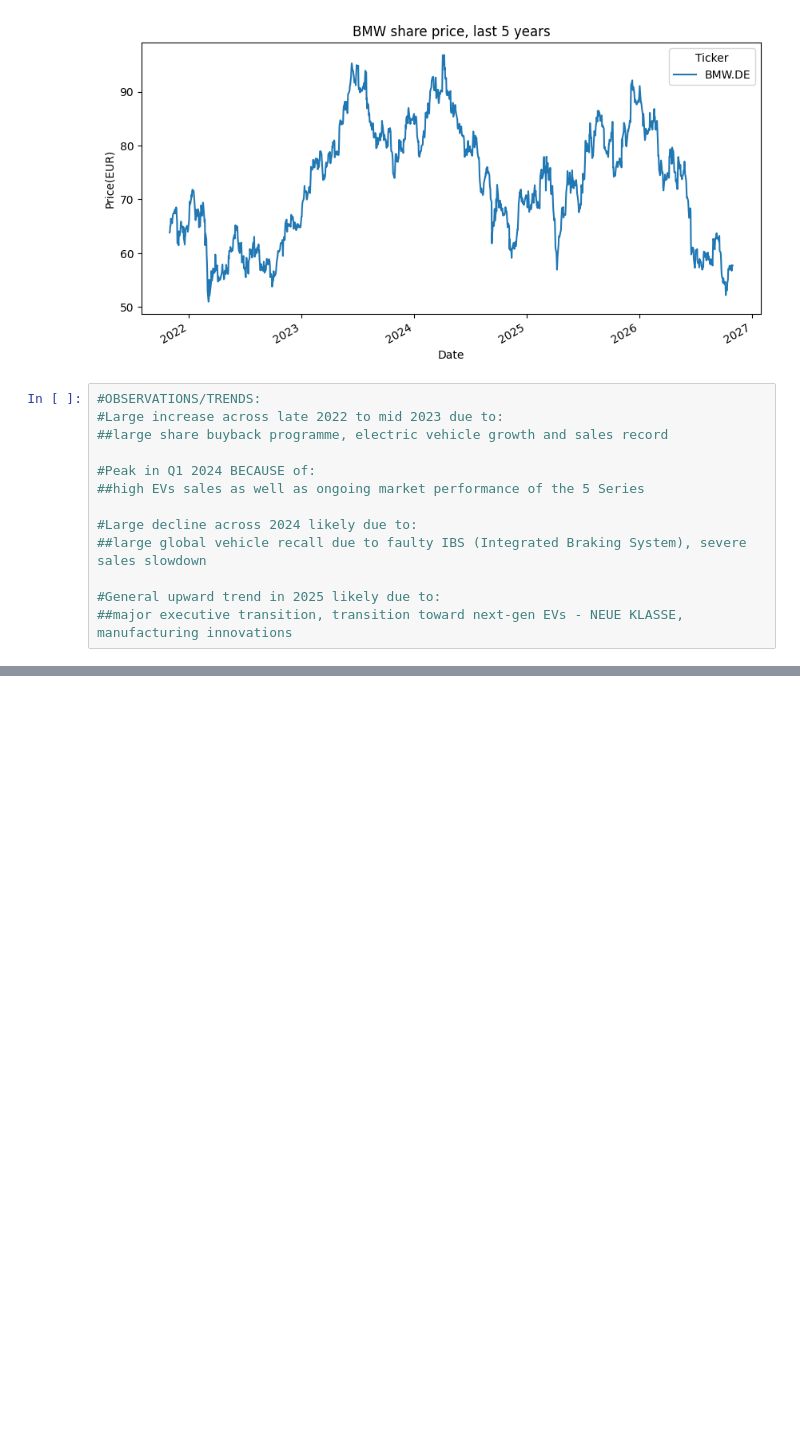
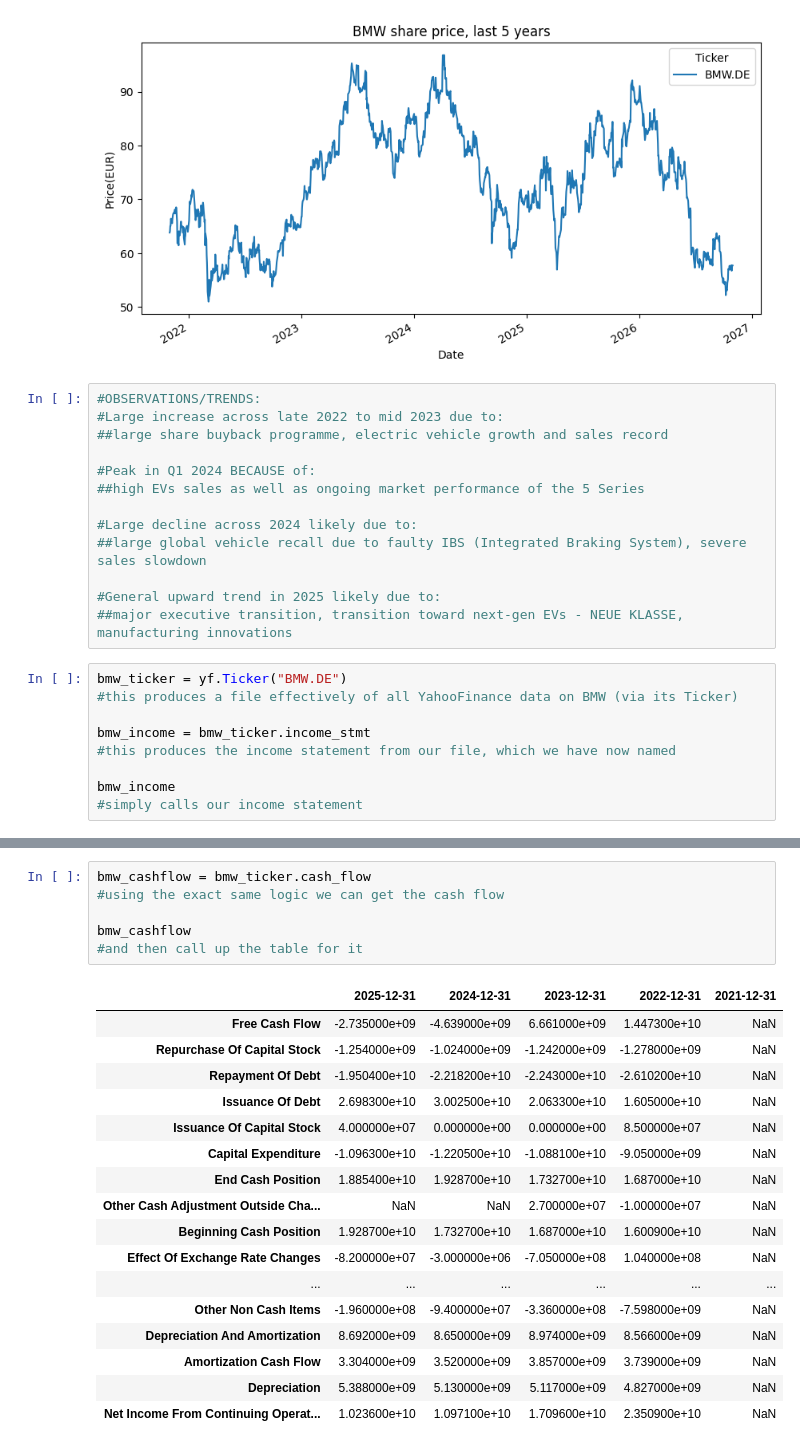
Before and after one commit to JoeSteward-04/Asset-Management-Project, a Jupyter notebook: notebooks/01_first_data_pull.ipynb, the cells around one changed output, grey strips where cells are left out. Cells and saved outputs as stored; diff of their text form; blank space fills up the shorter version.

Commit message:
Add BMW financial statements and key rows

```diff
--- a/notebooks/01_first_data_pull.ipynb
+++ b/notebooks/01_first_data_pull.ipynb
@@ -62,3 +62,12 @@ plt.show()
 
 #General upward trend in 2025 likely due to:
 ##major executive transition, transition toward next-gen EVs - NEUE KLASSE, manufacturing innovations
+# %%
+bmw_ticker = yf.Ticker("BMW.DE")
+#this produces a file effectively of all YahooFinance data on BMW (via its Ticker)
+
+bmw_income = bmw_ticker.income_stmt
+#this produces the income statement from our file, which we have now named
+
+bmw_income
+#simply calls our income statement
@@ -64,0 +112,24 @@ plt.show()
+# %%
+bmw_cashflow = bmw_ticker.cash_flow
+#using the exact same logic we can get the cash flow
+
+bmw_cashflow
+#and then call up the table for it
+# %% [output]
+|  | 2025-12-31 | 2024-12-31 | 2023-12-31 | 2022-12-31 | 2021-12-31 |
+| Free Cash Flow | -2.735000e+09 | -4.639000e+09 | 6.661000e+09 | 1.447300e+10 | NaN |
+| Repurchase Of Capital Stock | -1.254000e+09 | -1.024000e+09 | -1.242000e+09 | -1.278000e+09 | NaN |
+| Repayment Of Debt | -1.950400e+10 | -2.218200e+10 | -2.243000e+10 | -2.610200e+10 | NaN |
+| Issuance Of Debt | 2.698300e+10 | 3.002500e+10 | 2.063300e+10 | 1.605000e+10 | NaN |
+| Issuance Of Capital Stock | 4.000000e+07 | 0.000000e+00 | 0.000000e+00 | 8.500000e+07 | NaN |
+| Capital Expenditure | -1.096300e+10 | -1.220500e+10 | -1.088100e+10 | -9.050000e+09 | NaN |
+| End Cash Position | 1.885400e+10 | 1.928700e+10 | 1.732700e+10 | 1.687000e+10 | NaN |
+| Other Cash Adjustment Outside Cha... | NaN | NaN | 2.700000e+07 | -1.000000e+07 | NaN |
+| Beginning Cash Position | 1.928700e+10 | 1.732700e+10 | 1.687000e+10 | 1.600900e+10 | NaN |
+| Effect Of Exchange Rate Changes | -8.200000e+07 | -3.000000e+06 | -7.050000e+08 | 1.040000e+08 | NaN |
+| ... | ... | ... | ... | ... | ... |
+| Other Non Cash Items | -1.960000e+08 | -9.400000e+07 | -3.360000e+08 | -7.598000e+09 | NaN |
+| Depreciation And Amortization | 8.692000e+09 | 8.650000e+09 | 8.974000e+09 | 8.566000e+09 | NaN |
+| Amortization Cash Flow | 3.304000e+09 | 3.520000e+09 | 3.857000e+09 | 3.739000e+09 | NaN |
+| Depreciation | 5.388000e+09 | 5.130000e+09 | 5.117000e+09 | 4.827000e+09 | NaN |
+| Net Income From Continuing Operat... | 1.023600e+10 | 1.097100e+10 | 1.709600e+10 | 2.350900e+10 | NaN |
```
Also changed, not shown: parts of 4 cells of this notebook.
